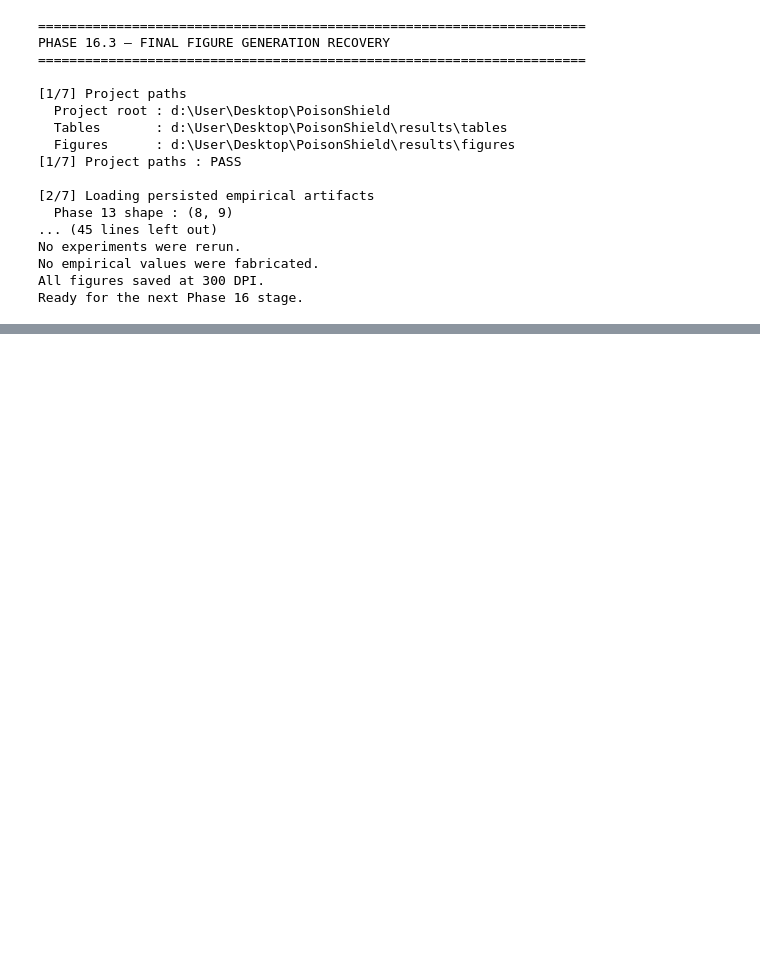
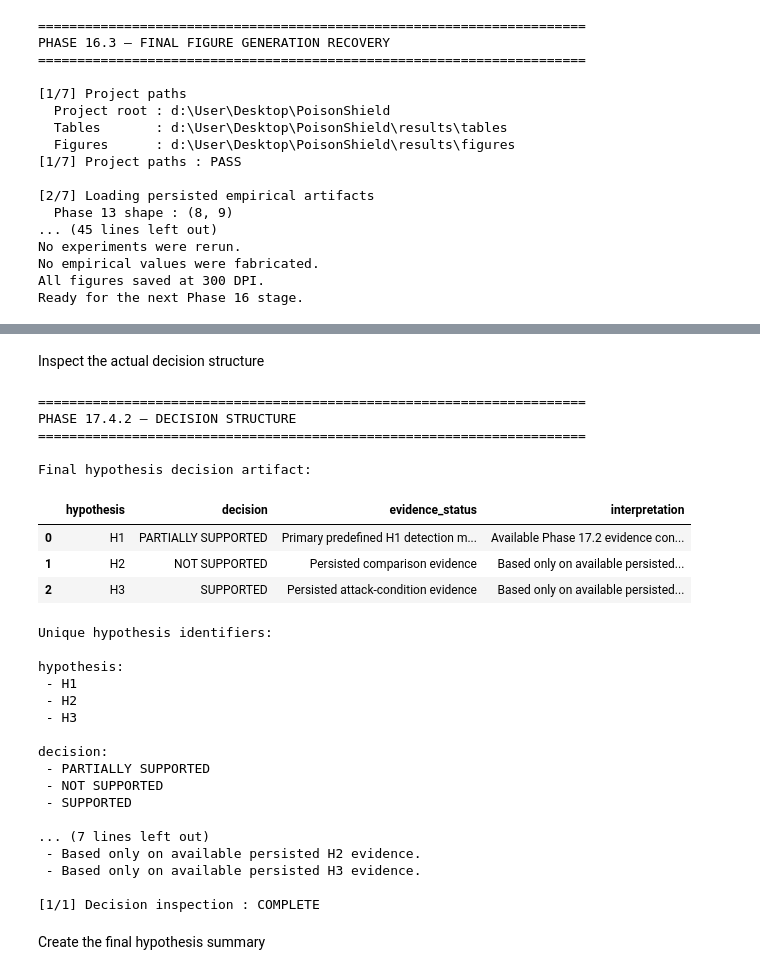
Before and after one commit to alokmuskan/PoisonShield, a Jupyter notebook: notebooks/01_dataset_audit.ipynb, the cells around one changed output, grey strips where cells are left out. Saved outputs shown, nothing was run; the diff lists cells and outputs as text; code cells hidden in the pictures; blank space fills up the shorter version.

Commit message:
Phase - 17 completed

```diff
--- a/notebooks/01_dataset_audit.ipynb
+++ b/notebooks/01_dataset_audit.ipynb
@@ -49975,0 +52870,54 @@ Ready for the next Phase 16 stage.
+# %% [markdown]
+Inspect the actual decision structure
+# %%
+# ============================================================
+# PHASE 17.4.2 — INSPECT HYPOTHESIS DECISIONS
+# ============================================================
+
+print("=" * 70)
+print("PHASE 17.4.2 — DECISION STRUCTURE")
+print("=" * 70)
+
+print("\nFinal hypothesis decision artifact:")
+display(hypothesis_decisions)
+
+print("\nUnique hypothesis identifiers:")
+
+for col in hypothesis_decisions.columns:
+    values = hypothesis_decisions[col].dropna().astype(str).unique()
+
+    if len(values) <= 10:
+        print(f"\n{col}:")
+        for value in values:
+            print(" -", value)
+
+print("\n[1/1] Decision inspection : COMPLETE")
+# %% [output]
+======================================================================
+PHASE 17.4.2 — DECISION STRUCTURE
+======================================================================
+
+Final hypothesis decision artifact:
+|  | hypothesis | decision | evidence_status | interpretation |
+| 0 | H1 | PARTIALLY SUPPORTED | Primary predefined H1 detection m... | Available Phase 17.2 evidence con... |
+| 1 | H2 | NOT SUPPORTED | Persisted comparison evidence | Based only on available persisted... |
+| 2 | H3 | SUPPORTED | Persisted attack-condition evidence | Based only on available persisted... |
+Unique hypothesis identifiers:
+
+hypothesis:
+ - H1
+ - H2
+ - H3
+
+decision:
+ - PARTIALLY SUPPORTED
+ - NOT SUPPORTED
+ - SUPPORTED
+
+... (7 lines left out)
+ - Based only on available persisted H2 evidence.
+ - Based only on available persisted H3 evidence.
+
+[1/1] Decision inspection : COMPLETE
+# %% [markdown]
+Create the final hypothesis summary
```
Also changed, not shown: parts of 14 cells of this notebook, 7 other files.
